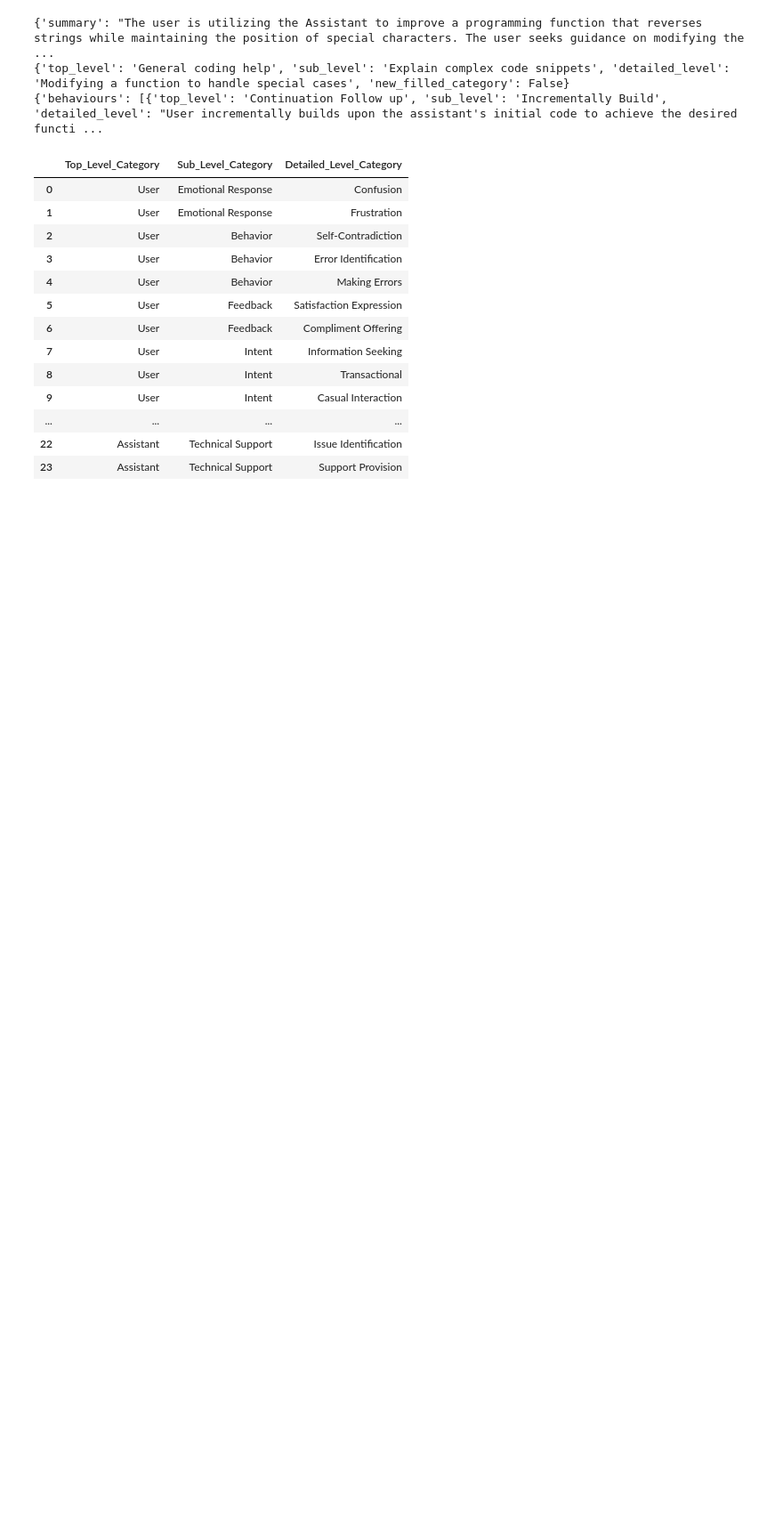
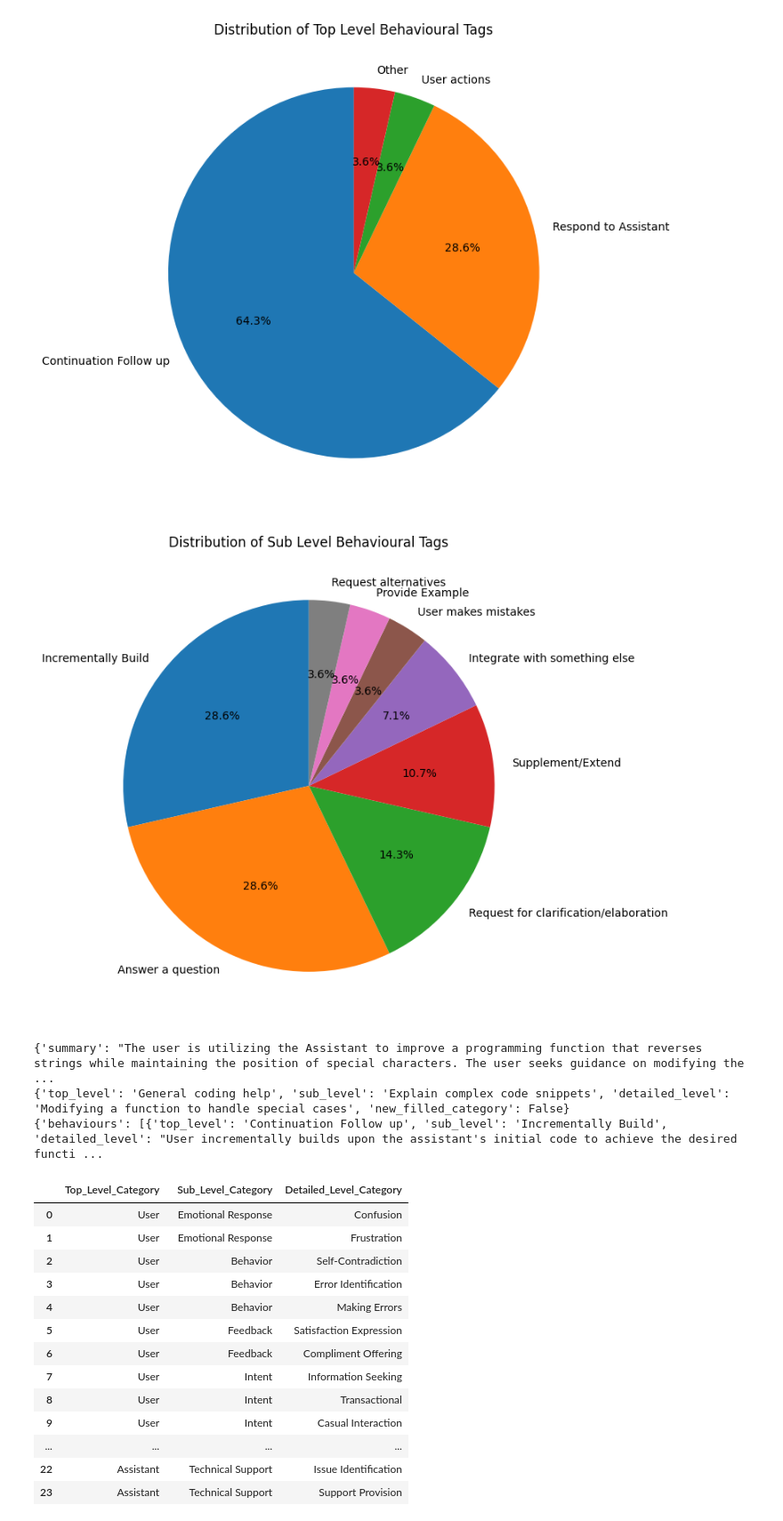
Before and after one commit to alexei-v-tu/character_tasks, a Jupyter notebook: operations/delivery/split_analytics/only_data_no_plots.ipynb, the cells around one changed output. Shown at 89% size. Cells and saved outputs as stored; diff of their text form; code cells hidden in the pictures; blank space fills up the shorter version.

```diff
--- a/operations/delivery/split_analytics/only_data_no_plots.ipynb
+++ b/operations/delivery/split_analytics/only_data_no_plots.ipynb
@@ -379,0 +377,30 @@ save_to_csv(behavioural_tags_data, bundle_dir, 'behavioural_tags_data')
+# %%
+import pandas as pd
+import plotly.express as px
+from operations.delivery.split_analytics.utils import turing_palette
+
+
+turing_palette = [
+    "#326FDC",  # Celtic Blue
+    "#47ABFD",  # Argentinian Blue
+    "#959595",  # Battleship gray
+    "#FFFFFF",  # White
+    "#EFEFEF",  # Anti-flash white
+    "#000000",  # Black
+]
+
+df = behavioural_tags_data
+fig = px.treemap(
+    df,
+    path=['top_level', 'sub_level'],
+    title="Hierarchical Domain Classification",
+    height=800,
+    width=1200,
+    color_discrete_sequence=turing_palette
+)
+fig.update_layout(
+    margin=dict(t=100, l=50, r=50, b=50),
+    title_font=dict(size=24),
+    font=dict(size=18, family='Courier New, monospace')
+)
+fig.show()
@@ -380,3 +425,21 @@ save_to_csv(behavioural_tags_data, bundle_dir, 'behavioural_tags_data')
+# %%
+import matplotlib.pyplot as plt
+
+# Plot pie chart for top level categories of behavioural_tags_data
+def plot_pie_chart(df, column, title):
+    plt.figure(figsize=(8, 8))
+    df[column].value_counts().plot.pie(autopct='%1.1f%%', startangle=90)
+    plt.title(title)
+    plt.ylabel('')  # Hide the y-label
+    plt.tight_layout()
+    plt.show()
+
+# Plot pie charts for top level and sub level categories
+plot_pie_chart(behavioural_tags_data, 'top_level', 'Distribution of Top Level Behavioural Tags')
+plot_pie_chart(behavioural_tags_data, 'sub_level', 'Distribution of Sub Level Behavioural Tags')
+# %% [output]
+[figure, added]
+[figure, added]
 # %%
 print(filtered_extended_delivered_df['use_case_data'].iloc[0])
 print(filtered_extended_delivered_df['areas_of_focus_data'].iloc[0])
```
Also changed, not shown: parts of 19 cells of this notebook, 9 other files.
